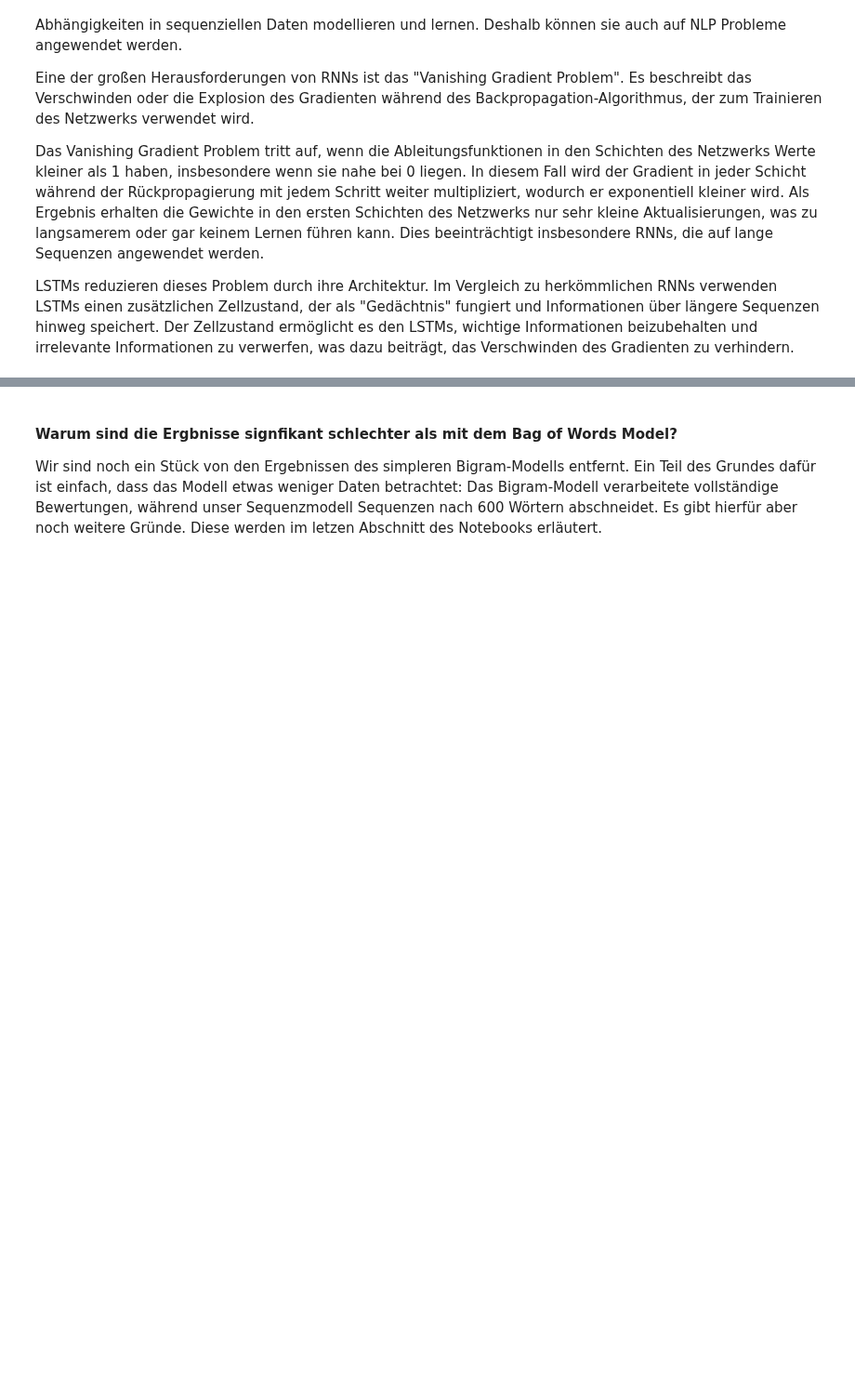
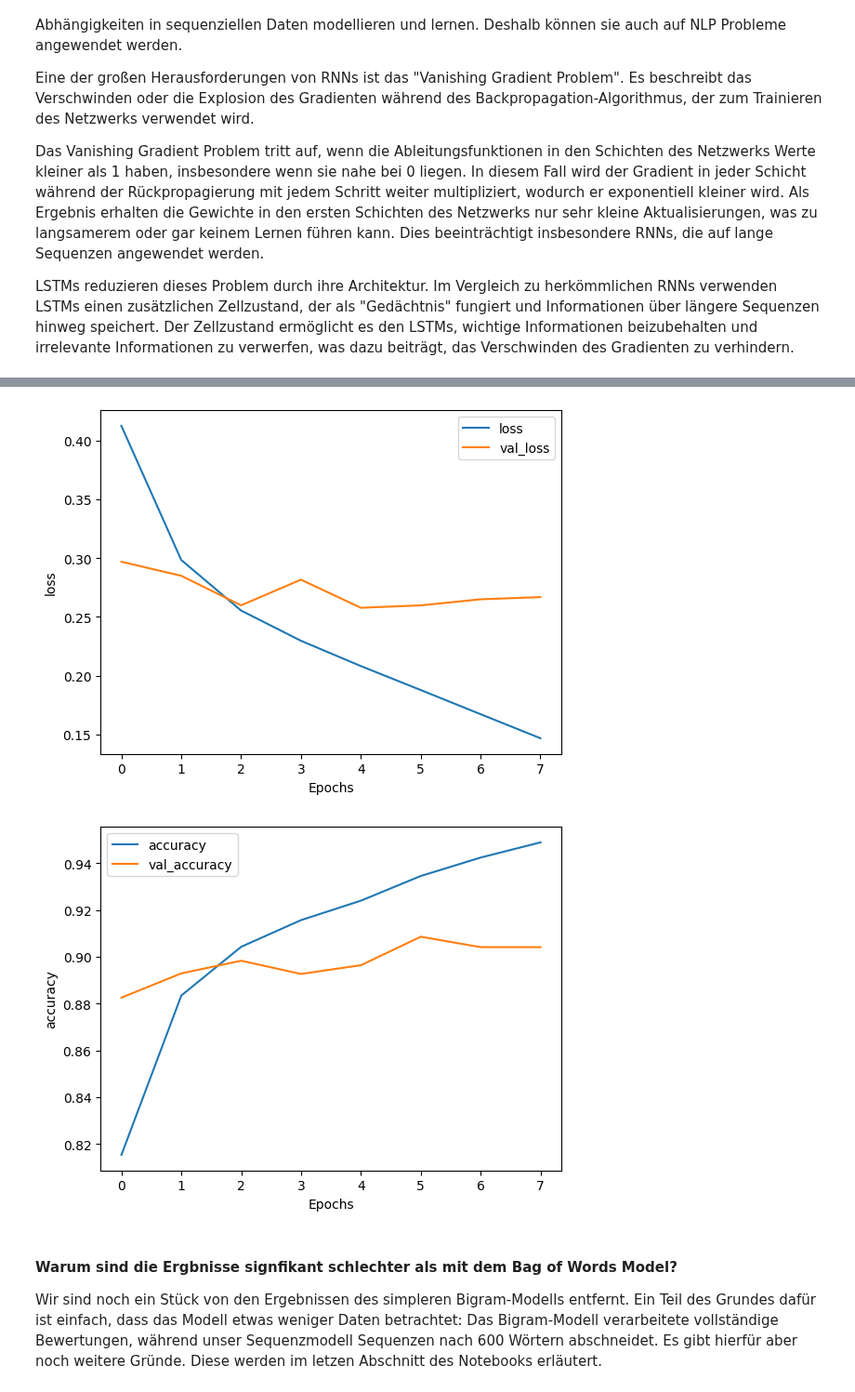
Before and after one commit to MaltePetersen/Sentiment-Analyse, a Jupyter notebook: 4.lstm_word_embedding.ipynb, the cells around one changed output, grey strips where cells are left out. Shown at 93% size. Saved outputs shown, nothing was run; the diff lists cells and outputs as text; code cells hidden in the pictures; blank space fills up the shorter version.

```diff
--- a/4.lstm_word_embedding.ipynb
+++ b/4.lstm_word_embedding.ipynb
@@ -440,3 +341,8 @@ model.evaluate(int_test_ds, test_label)
+# %%
+plot_history_metrics(emb_history, ['loss', 'accuracy'])
+# %% [output]
+[figure, added]
+[figure, added]
 # %% [markdown]
 #### Warum sind die Ergbnisse signfikant schlechter als mit dem Bag of Words Model?
 Wir sind noch ein Stück von den Ergebnissen des simpleren Bigram-Modells entfernt. Ein Teil des Grundes dafür ist einfach, dass das Modell etwas weniger Daten betrachtet: Das Bigram-Modell verarbeitete vollständige Bewertungen, während unser Sequenzmodell Sequenzen nach 600 Wörtern abschneidet.
```
Also changed, not shown: parts of 18 cells of this notebook, 4 other files.
